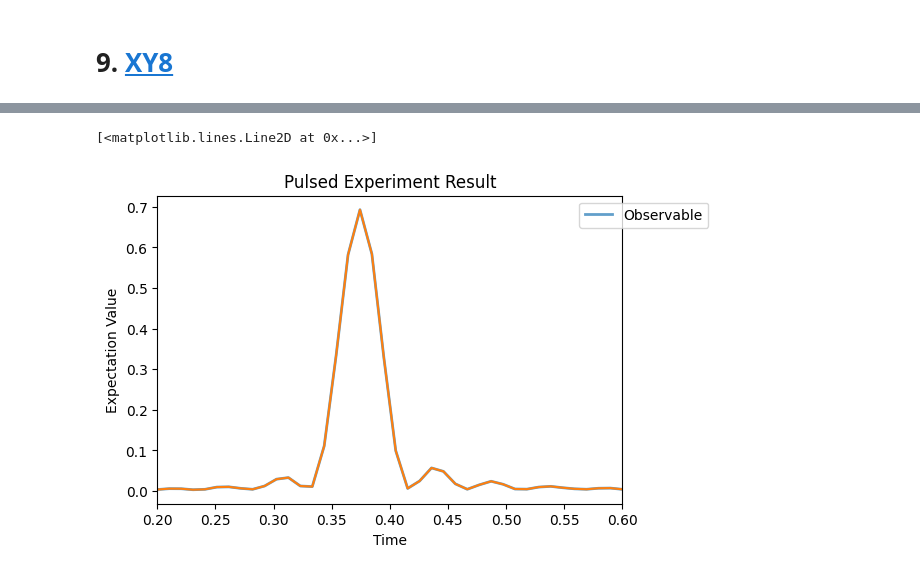
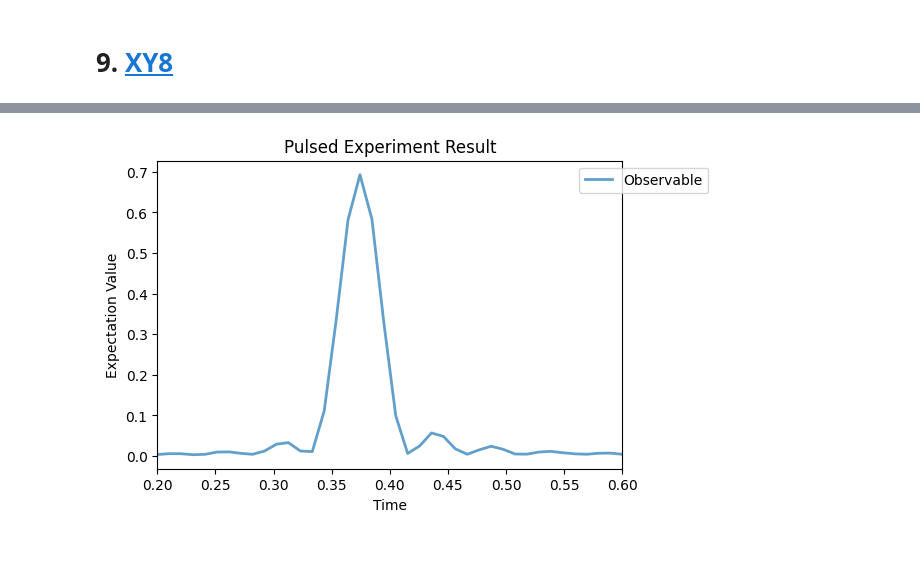
Before and after one commit to QISS-HZB/QuaCCAToo, a Jupyter notebook: TestsObjects.ipynb, the cells around one changed output, grey strips where cells are left out. Cells and saved outputs as stored; diff of their text form; code cells hidden in the pictures.

```diff
--- a/TestsObjects.ipynb
+++ b/TestsObjects.ipynb
@@ -494,7 +251,5 @@ res = parallel_map(XY8_sequence_proj, experiment.variable)
 # %%
-# experiment.run()
+experiment.run()
 experiment.plot_results(figsize=(6, 4))
-plt.plot(experiment.variable, res)
 # %% [output]
-[<matplotlib.lines.Line2D at 0x...>]
-[figure, old version]
+[figure, new version]
```
Also changed, not shown: parts of 32 cells of this notebook, 3 other files.
